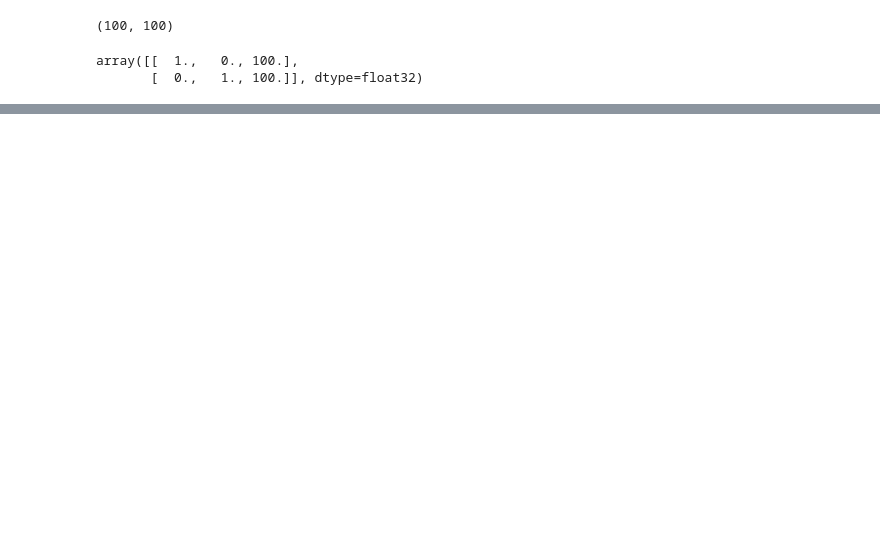
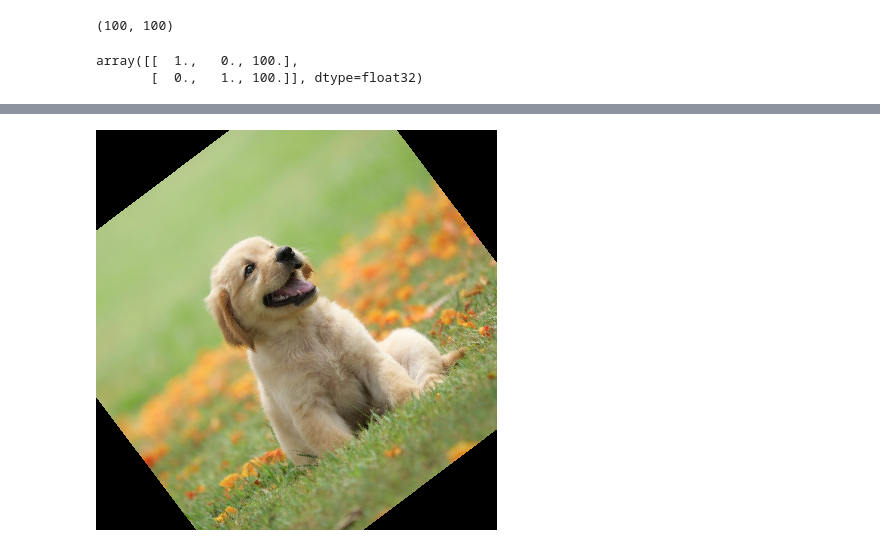
Before and after one commit to DAI-ai-code/NLP-CV, a Jupyter notebook: CV/day2/4_image_transformation.ipynb, the cells around one changed output, grey strips where cells are left out. Saved outputs shown, nothing was run; the diff lists cells and outputs as text; code cells hidden in the pictures; blank space fills up the shorter version.

```diff
--- a/CV/day2/4_image_transformation.ipynb
+++ b/CV/day2/4_image_transformation.ipynb
@@ -38,0 +129,4 @@ cv2.destroyAllWindows()
+# %%
+img_pil.rotate(37)
+# %% [output]
+[figure, added]
```
Also changed, not shown: parts of 39 cells of this notebook, 8 other files.
